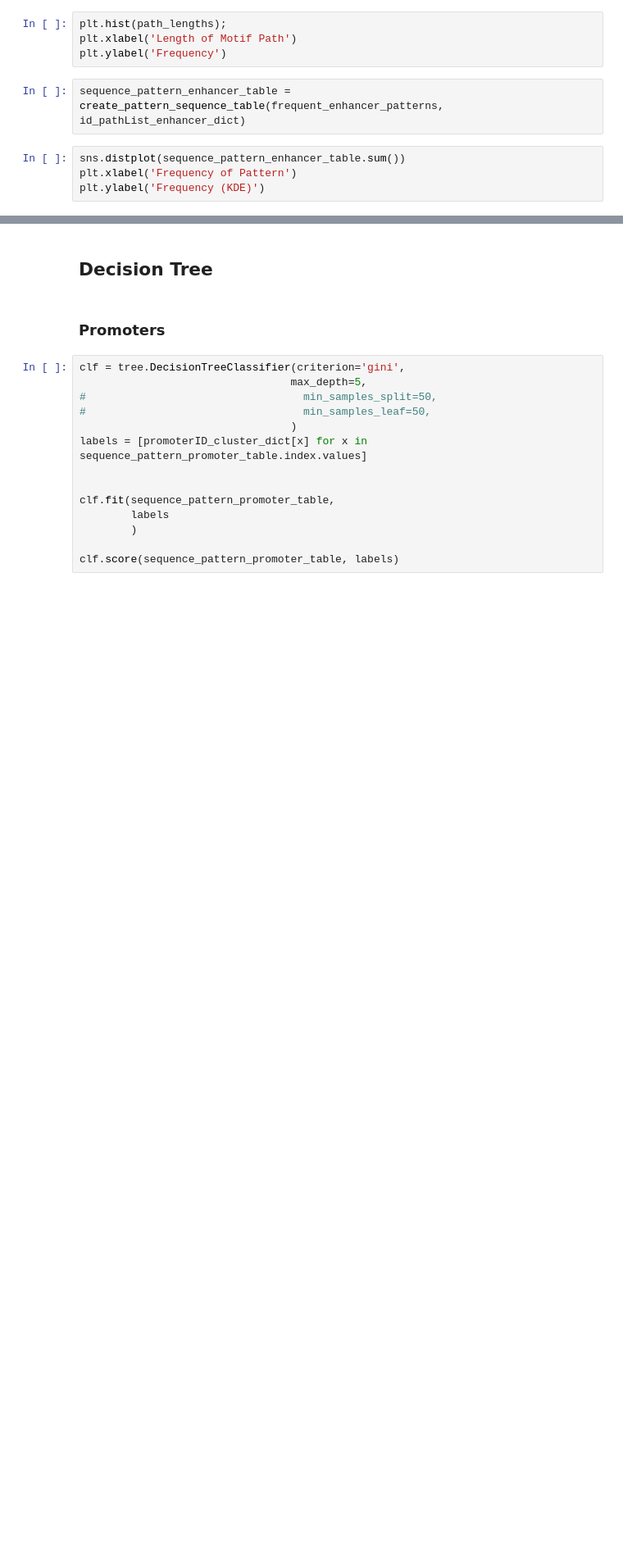
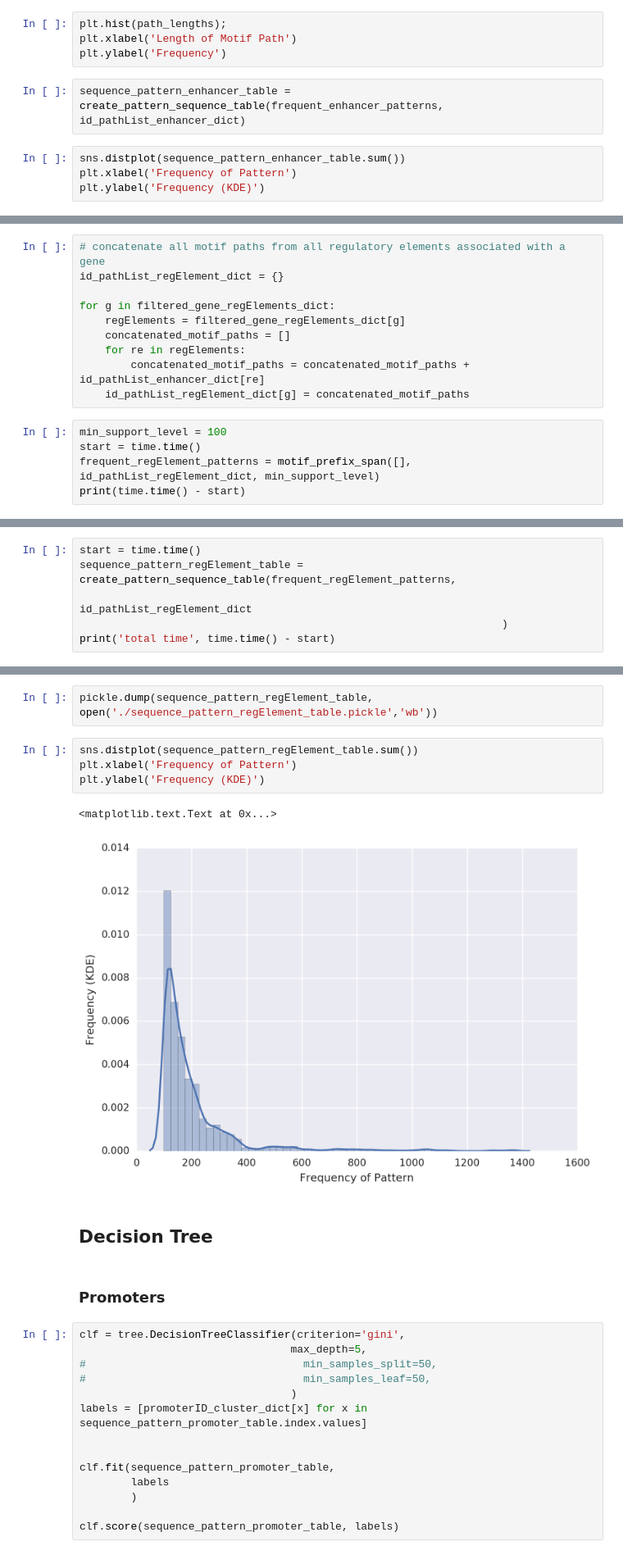
Before and after one commit to jenhantao/ipython-notebooks, a Jupyter notebook: Signals Analysis.ipynb, the cells around one changed output, grey strips where cells are left out. Shown at 82% size. Cells and saved outputs as stored; diff of their text form; blank space fills up the shorter version.

Commit message:
finished finding frequent patterns for regulatory elements

```diff
--- a/Signals Analysis.ipynb
+++ b/Signals Analysis.ipynb
@@ -1666,0 +1773,15 @@ plt.ylabel('Frequency (KDE)')
+# %%
+# concatenate all motif paths from all regulatory elements associated with a gene
+id_pathList_regElement_dict = {}
+
+for g in filtered_gene_regElements_dict:
+    regElements = filtered_gene_regElements_dict[g]
+    concatenated_motif_paths = []
+    for re in regElements:
+        concatenated_motif_paths = concatenated_motif_paths + id_pathList_enhancer_dict[re]
+    id_pathList_regElement_dict[g] = concatenated_motif_paths
+# %%
+min_support_level = 100
+start = time.time()
+frequent_regElement_patterns = motif_prefix_span([], id_pathList_regElement_dict, min_support_level)
+print(time.time() - start)
@@ -1666,0 +1804,6 @@ plt.ylabel('Frequency (KDE)')
+# %%
+start = time.time()
+sequence_pattern_regElement_table = create_pattern_sequence_table(frequent_regElement_patterns,
+                                                                  id_pathList_regElement_dict
+                                                                  )
+print('total time', time.time() - start)
@@ -1667,3 +1828,12 @@ plt.ylabel('Frequency (KDE)')
+# %%
+pickle.dump(sequence_pattern_regElement_table, open('./sequence_pattern_regElement_table.pickle','wb'))
+# %%
+sns.distplot(sequence_pattern_regElement_table.sum())
+plt.xlabel('Frequency of Pattern')
+plt.ylabel('Frequency (KDE)')
+# %% [output]
+<matplotlib.text.Text at 0x...>
+[figure, added]
 # %% [markdown]
 ## Decision Tree
 # %% [markdown]
```
Also changed, not shown: parts of 16 cells of this notebook.
